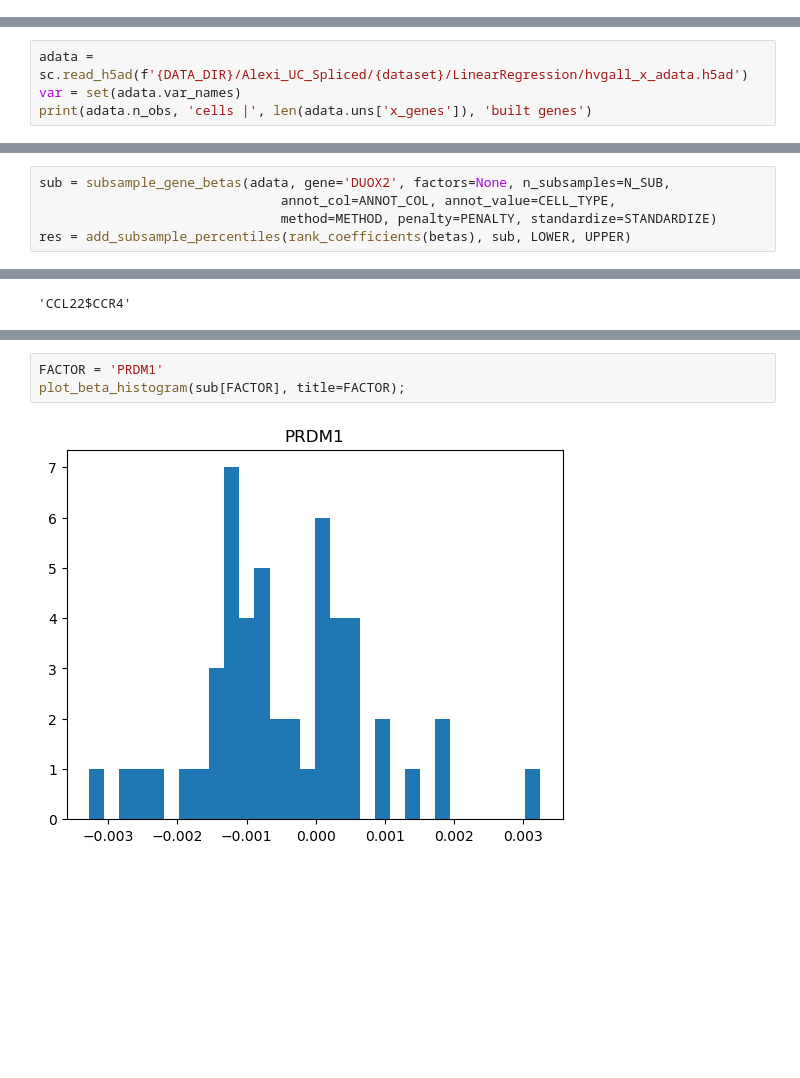
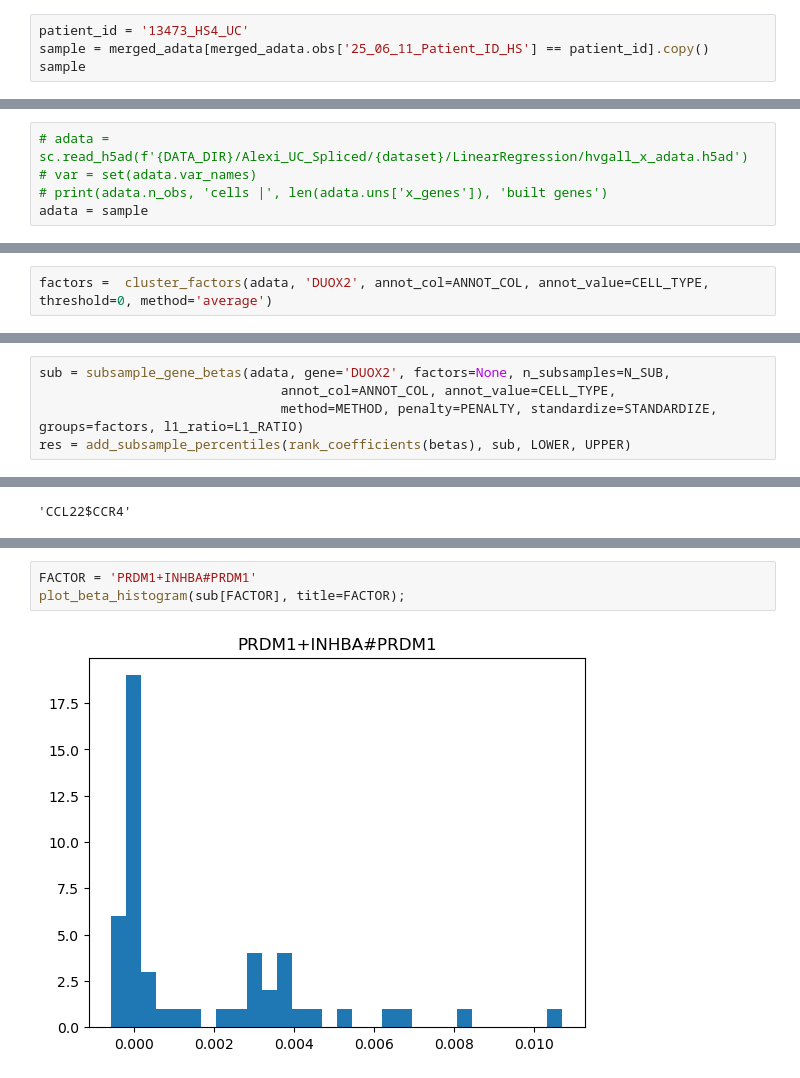
Before and after one commit to fosterea/MetabTravLR, a Jupyter notebook: metab_processing/LinearRegression/colon_test.ipynb, the cells around one changed output, grey strips where cells are left out. Drawn from its saved outputs; the diff is of its cells as text; blank space fills up the shorter version.

Commit message:
work on multi sample

```diff
--- a/metab_processing/LinearRegression/colon_test.ipynb
+++ b/metab_processing/LinearRegression/colon_test.ipynb
@@ -53,0 +83,4 @@ for uc in UCS:
+# %%
+patient_id = '13473_HS4_UC'
+sample = merged_adata[merged_adata.obs['25_06_11_Patient_ID_HS'] == patient_id].copy()
+sample
@@ -64,6 +102,7 @@ def add_subsample_percentiles(betas_df, sub, lower=LOWER, upper=UPPER):
     out[f'upper_{upper}_subsample_beta'] = stat(lambda s: np.nanpercentile(s, upper))
     return out
 # %%
-adata = sc.read_h5ad(f'{DATA_DIR}/Alexi_UC_Spliced/{dataset}/LinearRegression/hvgall_x_adata.h5ad')
-var = set(adata.var_names)
-print(adata.n_obs, 'cells |', len(adata.uns['x_genes']), 'built genes')
+# adata = sc.read_h5ad(f'{DATA_DIR}/Alexi_UC_Spliced/{dataset}/LinearRegression/hvgall_x_adata.h5ad')
+# var = set(adata.var_names)
+# print(adata.n_obs, 'cells |', len(adata.uns['x_genes']), 'built genes')
+adata = sample
@@ -79,3 +116,5 @@ CXCL8 not in data
 MMP10 not in data
 REG1A not in data
 REG3A not in data
+# %%
+factors =  cluster_factors(adata, 'DUOX2', annot_col=ANNOT_COL, annot_value=CELL_TYPE, threshold=0, method='average')
@@ -87,7 +128,7 @@ betas = fit_gene_betas(adata, genes=['DUOX2'], annot_col=ANNOT_COL, annot_value=
 # %%
 sub = subsample_gene_betas(adata, gene='DUOX2', factors=None, n_subsamples=N_SUB,
                                annot_col=ANNOT_COL, annot_value=CELL_TYPE,
-                               method=METHOD, penalty=PENALTY, standardize=STANDARDIZE)
+                               method=METHOD, penalty=PENALTY, standardize=STANDARDIZE, groups=factors, l1_ratio=L1_RATIO)
 res = add_subsample_percentiles(rank_coefficients(betas), sub, LOWER, UPPER)
 # %%
 res.head(60)
@@ -147,5 +186,5 @@ res[res['factor'] == 'CCL22$CCR4']
 # %%
-FACTOR = 'PRDM1'
+FACTOR = 'PRDM1+INHBA#PRDM1'
 plot_beta_histogram(sub[FACTOR], title=FACTOR);
 # %% [output]
-[figure, old version]
+[figure, new version]
```
Also changed, not shown: parts of 15 cells of this notebook.
